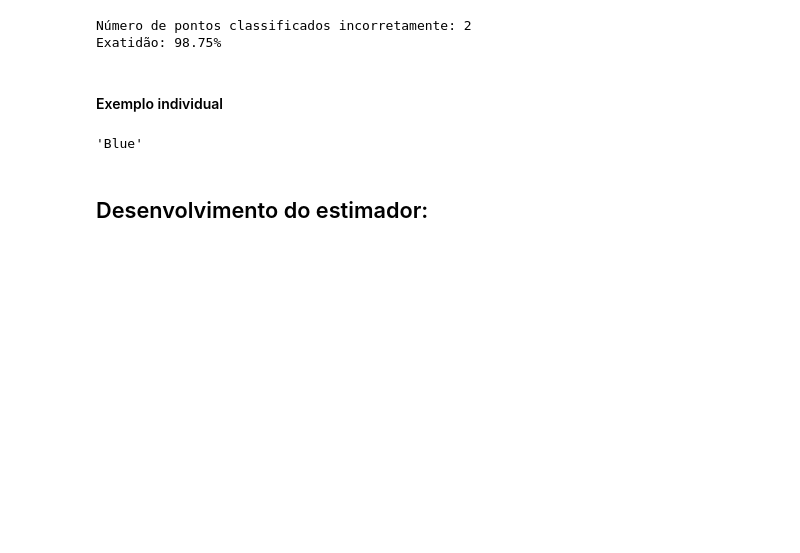
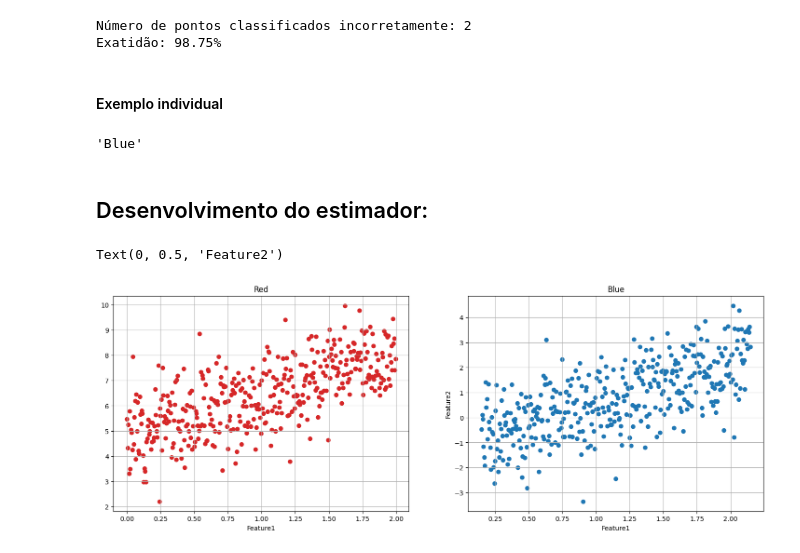
Before and after one commit to c-sant/ai-ec9, a Jupyter notebook: Carlos_Santos_N1_B1_S1_2024.ipynb, the cells around one changed output. Saved outputs shown, nothing was run; the diff lists cells and outputs as text; code cells hidden in the pictures; blank space fills up the shorter version.

```diff
--- a/Carlos_Santos_N1_B1_S1_2024.ipynb
+++ b/Carlos_Santos_N1_B1_S1_2024.ipynb
@@ -426,3 +427,21 @@ predict_class(perceptron, classifier_example)
 'Blue'
 # %% [markdown]
 ## Desenvolvimento do estimador:
+# %%
+plt.subplots(figsize=(18, 6))
+
+plt.subplot(1, 2, 1)
+plt.scatter(df_red["Feature1"], df_red["Feature2"], color="tab:red")
+plt.title("Red")
+plt.grid()
+plt.xlabel("Feature1")
+
+plt.subplot(1, 2, 2)
+plt.scatter(df_blue["Feature1"], df_blue["Feature2"], color="tab:blue")
+plt.title("Blue")
+plt.grid()
+plt.xlabel("Feature1")
+plt.ylabel("Feature2")
+# %% [output]
+Text(0, 0.5, 'Feature2')
+[figure, added]
```
Also changed, not shown: parts of 5 cells of this notebook.
